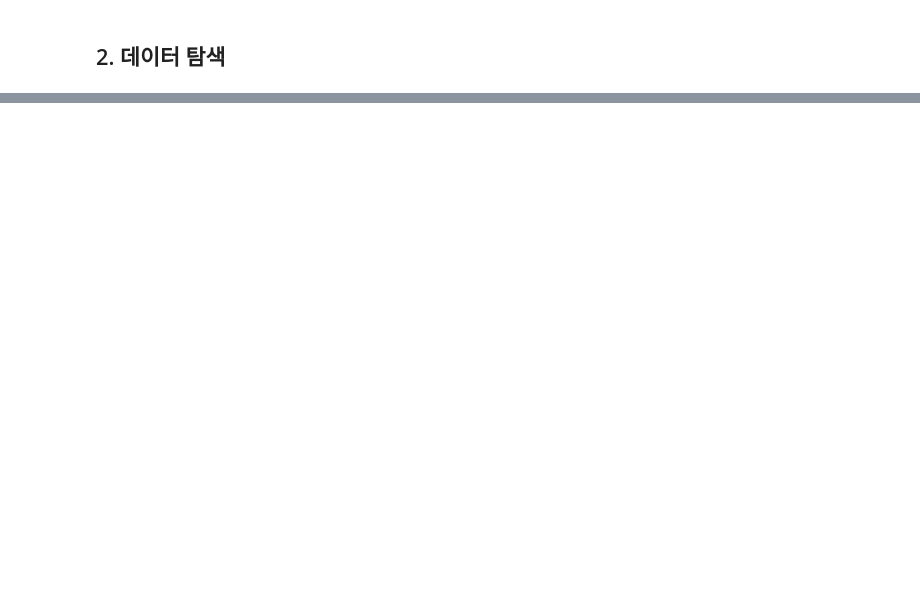
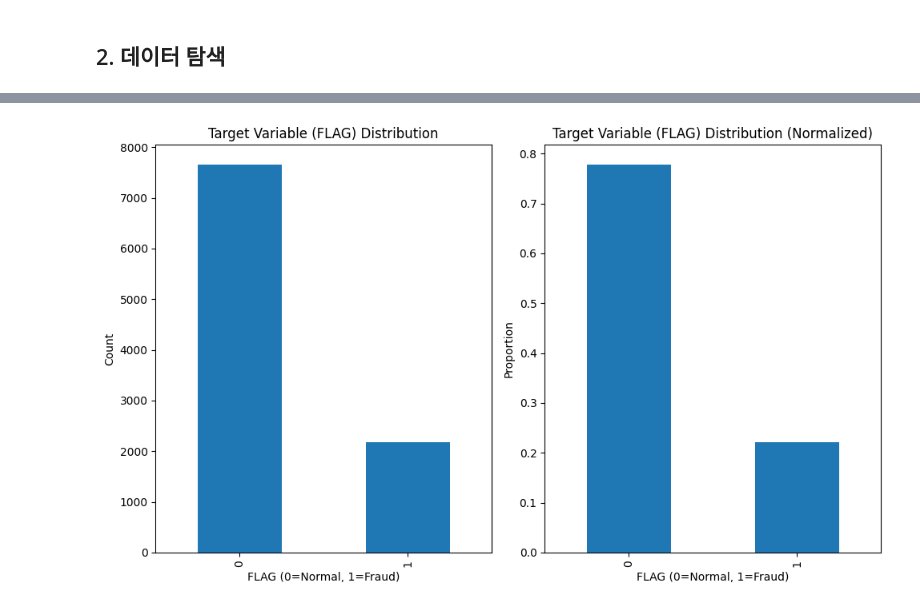
Before and after one commit to paran-needless-to-say/MPOcryptoML, a Jupyter notebook: notebooks/01_exploration.ipynb, the cells around one changed output, grey strips where cells are left out. Saved outputs shown, nothing was run; the diff lists cells and outputs as text; code cells hidden in the pictures; blank space fills up the shorter version.

```diff
--- a/notebooks/01_exploration.ipynb
+++ b/notebooks/01_exploration.ipynb
@@ -25,0 +29,7 @@ from preprocess import DataPreprocessor
+# %%
+# 데이터 경로 찾기
+data_path = Path('./ethereum-frauddetection-dataset')
+print(list(data_path.iterdir()))  # 어떤 파일들이 있는지 확인
+
+# CSV 파일 읽기
+df = pd.read_csv('./ethereum-frauddetection-dataset/transaction_dataset.csv')
@@ -49,0 +122,20 @@ preprocessor = DataPreprocessor()
+# %%
+# 3. 시각화
+# 타겟 변수 분포
+plt.figure(figsize=(10, 6))
+ax = plt.subplot(1, 2, 1)
+df['FLAG'].value_counts().plot(kind='bar', ax=ax)
+plt.title('Target Variable (FLAG) Distribution')
+plt.xlabel('FLAG (0=Normal, 1=Fraud)')
+plt.ylabel('Count')
+
+ax = plt.subplot(1, 2, 2)
+df['FLAG'].value_counts(normalize=True).plot(kind='bar', ax=ax)
+plt.title('Target Variable (FLAG) Distribution (Normalized)')
+plt.xlabel('FLAG (0=Normal, 1=Fraud)')
+plt.ylabel('Proportion')
+
+plt.tight_layout()
+plt.show()
+# %% [output]
+[figure, added]
```
Also changed, not shown: parts of 16 cells of this notebook, 50 other files.
